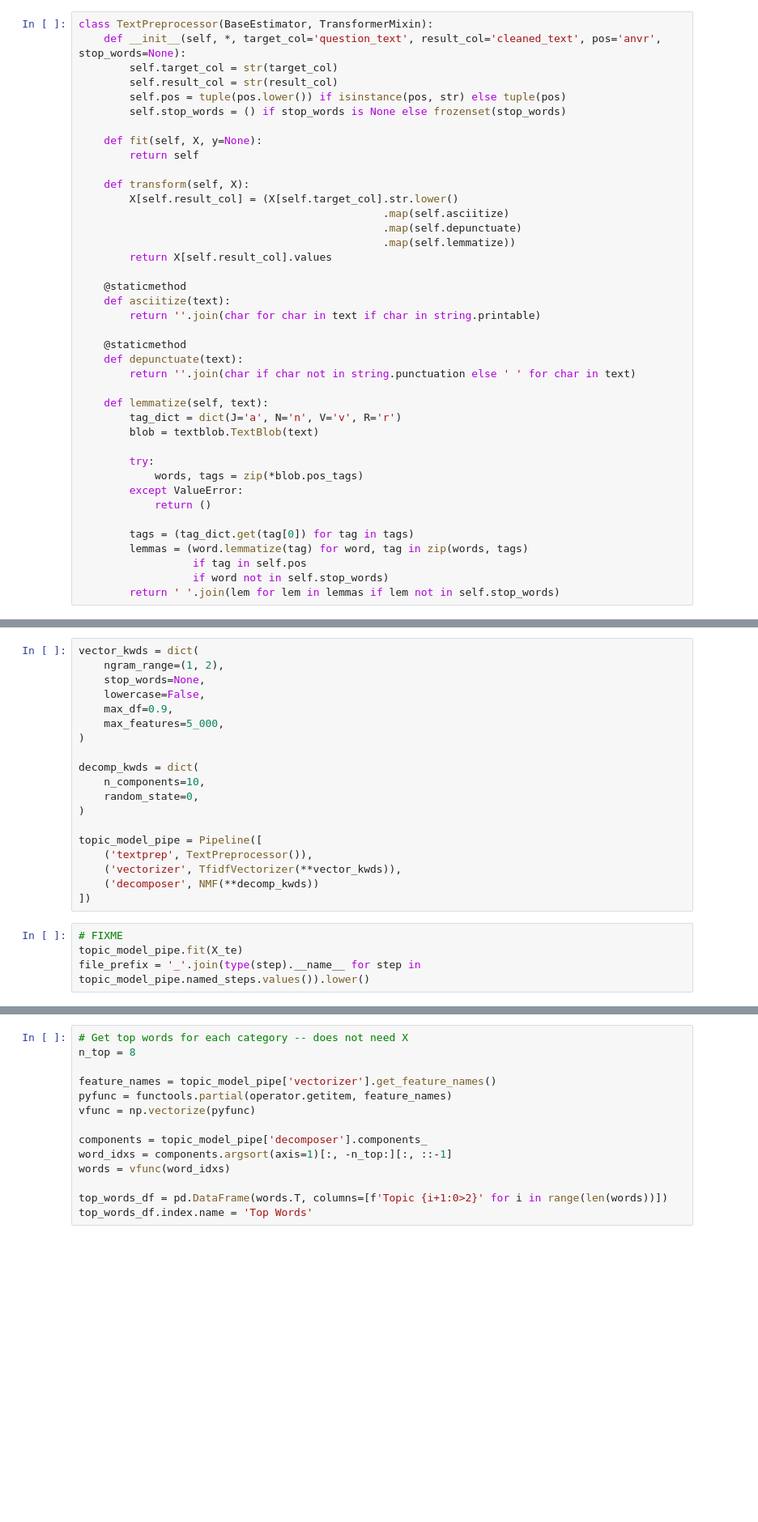
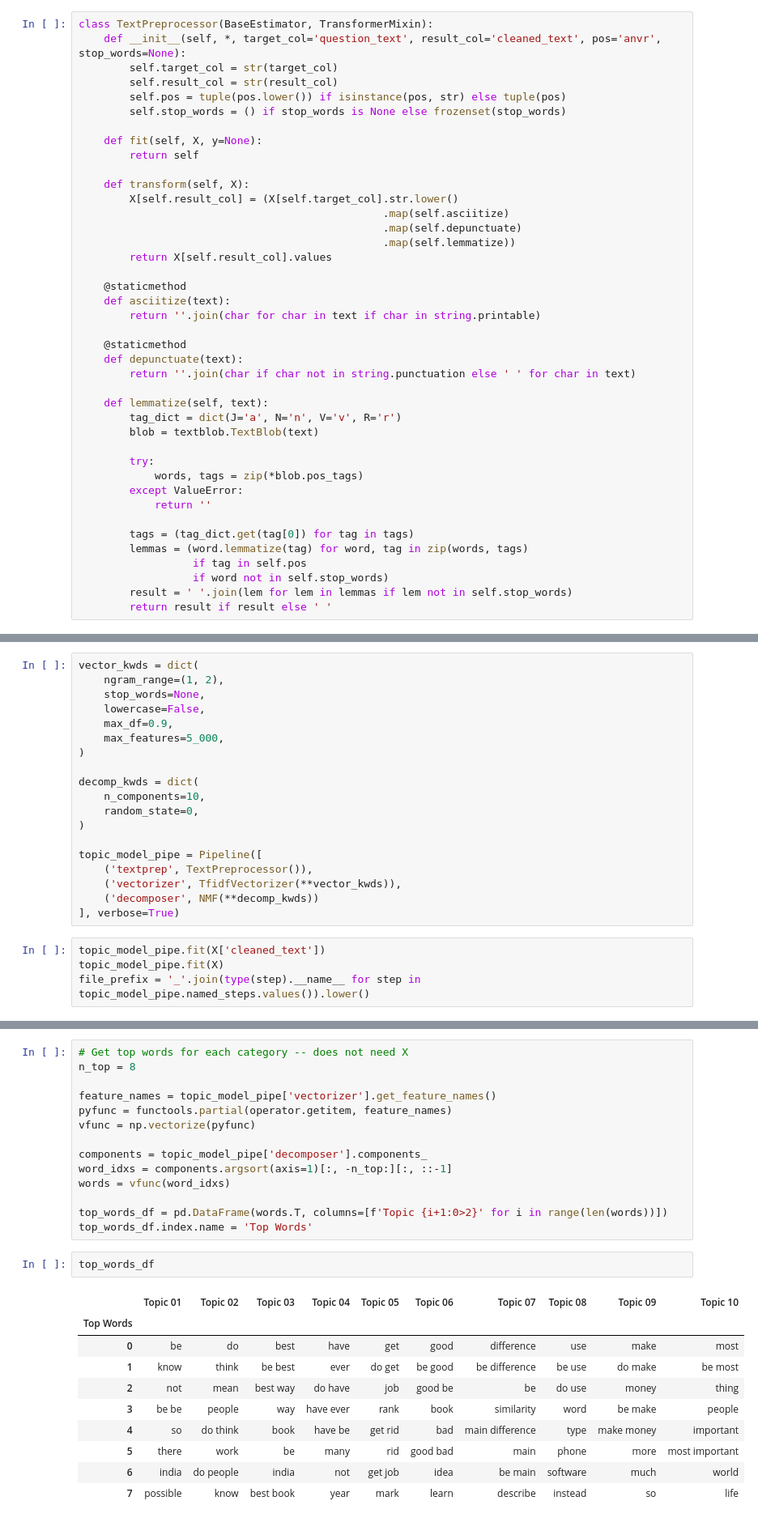
Before and after one commit to MattEding/Quora-Topic-Modelling, a Jupyter notebook: quora_topic_modeling-v2.ipynb, the cells around one changed output, grey strips where cells are left out. Shown at 81% size. Saved outputs shown, nothing was run; the diff lists cells and outputs as text; blank space fills up the shorter version.

Commit message:
fix lemmatize bug

```diff
--- a/quora_topic_modeling-v2.ipynb
+++ b/quora_topic_modeling-v2.ipynb
@@ -70,13 +82,14 @@ class TextPreprocessor(BaseEstimator, TransformerMixin):
         try:
             words, tags = zip(*blob.pos_tags)
         except ValueError:
-            return ()
+            return ''
 
         tags = (tag_dict.get(tag[0]) for tag in tags)
         lemmas = (word.lemmatize(tag) for word, tag in zip(words, tags)
                   if tag in self.pos
                   if word not in self.stop_words)
-        return ' '.join(lem for lem in lemmas if lem not in self.stop_words)
+        result = ' '.join(lem for lem in lemmas if lem not in self.stop_words)
+        return result if result else ' '
 # %%
 EXTRA_STOP_WORDS = frozenset("does doesn doesnt don dont im ive make quora really shouldnt youll ve weve wouldnt".split())
 NOT_STOP_WORDS = frozenset("cry system".split())
@@ -103,8 +118,8 @@ topic_model_pipe = Pipeline([
     ('textprep', TextPreprocessor()),
     ('vectorizer', TfidfVectorizer(**vector_kwds)),
     ('decomposer', NMF(**decomp_kwds))
-])
+], verbose=True)
 # %%
-# FIXME
-topic_model_pipe.fit(X_te)
+topic_model_pipe.fit(X['cleaned_text'])
+topic_model_pipe.fit(X)
 file_prefix = '_'.join(type(step).__name__ for step in topic_model_pipe.named_steps.values()).lower()
@@ -124,5 +144,18 @@ words = vfunc(word_idxs)
 
 top_words_df = pd.DataFrame(words.T, columns=[f'Topic {i+1:0>2}' for i in range(len(words))])
 top_words_df.index.name = 'Top Words'
+# %%
+top_words_df
+# %% [output]
+|  | Topic 01 | Topic 02 | Topic 03 | Topic 04 | Topic 05 | Topic 06 | Topic 07 | Topic 08 | Topic 09 | Topic 10 |
+| Top Words |  |  |  |  |  |  |  |  |  |  |
+| 0 | be | do | best | have | get | good | difference | use | make | most |
+| 1 | know | think | be best | ever | do get | be good | be difference | be use | do make | be most |
+| 2 | not | mean | best way | do have | job | good be | be | do use | money | thing |
+| 3 | be be | people | way | have ever | rank | book | similarity | word | be make | people |
+| 4 | so | do think | book | have be | get rid | bad | main difference | type | make money | important |
+| 5 | there | work | be | many | rid | good bad | main | phone | more | most important |
+| 6 | india | do people | india | not | get job | idea | be main | software | much | world |
+| 7 | possible | know | best book | year | mark | learn | describe | instead | so | life |
 # %%
 joblib.dump(top_words_df, f'{file_prefix}__top_words.joblib')
```
Also changed, not shown: parts of 14 cells of this notebook.
